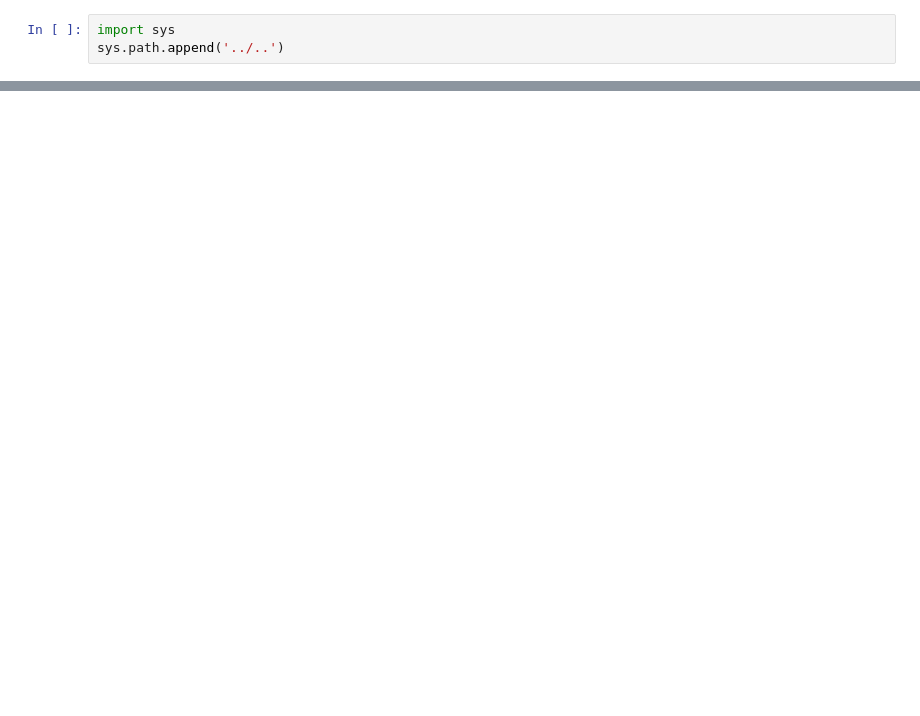
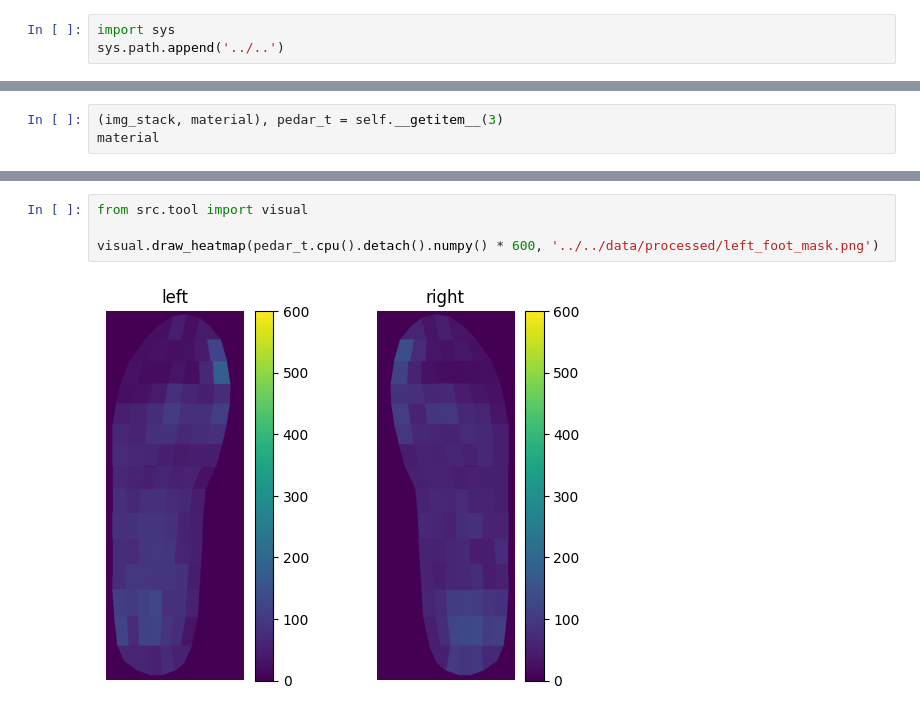
Before and after one commit to liu-qilong/footprint-to-pressure-unified, a Jupyter notebook: notebook/prototype/dataset.ipynb, the cells around one changed output, grey strips where cells are left out. Saved outputs shown, nothing was run; the diff lists cells and outputs as text; blank space fills up the shorter version.

```diff
--- a/notebook/prototype/dataset.ipynb
+++ b/notebook/prototype/dataset.ipynb
@@ -141,0 +235,3 @@ tensor(1.6202)
+# %%
+(img_stack, material), pedar_t = self.__getitem__(3)
+material
@@ -141,0 +259,6 @@ tensor(1.6202)
+# %%
+from src.tool import visual
+
+visual.draw_heatmap(pedar_t.cpu().detach().numpy() * 600, '../../data/processed/left_foot_mask.png')
+# %% [output]
+[figure, added]
```
Also changed, not shown: parts of 18 cells of this notebook, 5 other files.
